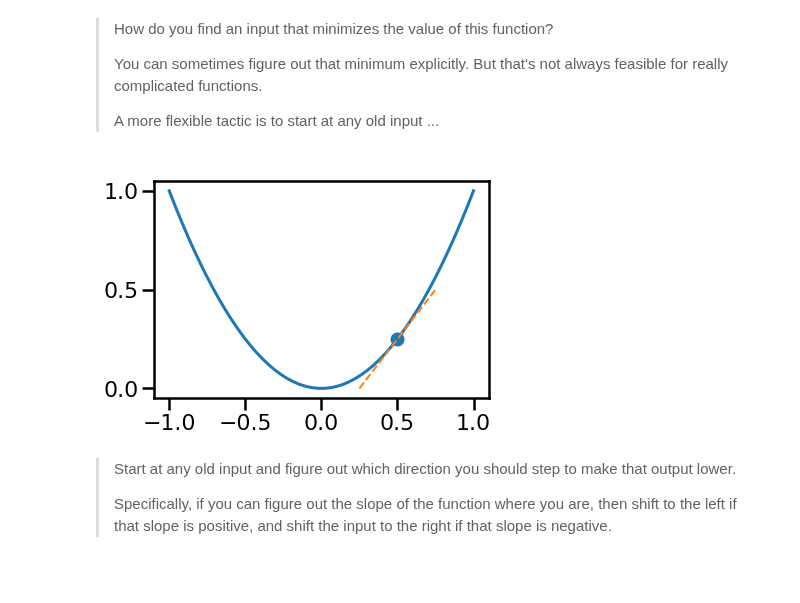
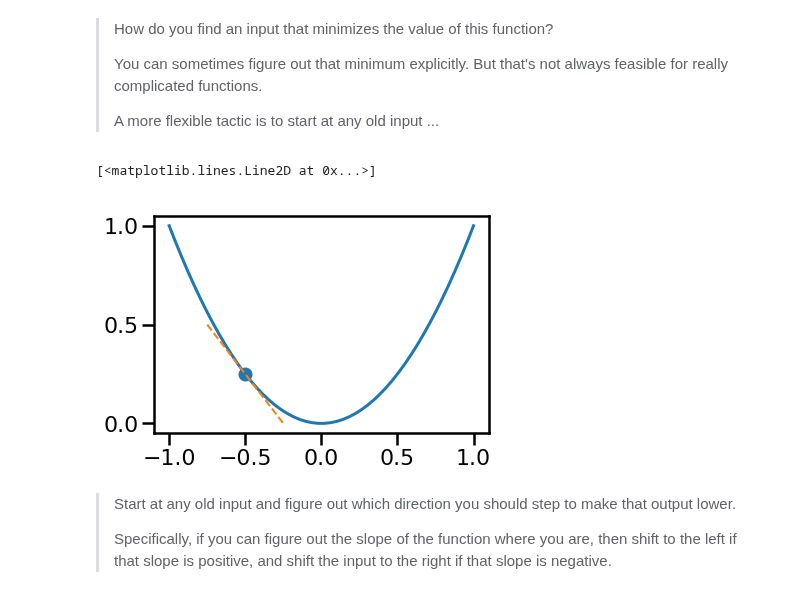
Before and after one commit to LambdaSchool/DS-Unit-2-Sprint-4-Practicing-Understanding, a Jupyter notebook: module4-gradient-descent/LS_DS_244_Gradient_Descent.ipynb, the cells around one changed output. Cells and saved outputs as stored; diff of their text form; code cells hidden in the pictures.

```diff
--- a/module4-gradient-descent/LS_DS_244_Gradient_Descent.ipynb
+++ b/module4-gradient-descent/LS_DS_244_Gradient_Descent.ipynb
@@ -96,32 +96,33 @@ Shift to the left
 # %%
 # Define parabola
 def f(x):
   return x**2
 
 # Define parabola derivative/slope
 def slope(x):
   return 2*x
 
 # Define x data range for parabola
 x = np.linspace(-1,1)
 
 # Choose a point to plot tangent line
-x1 = .5
+x1 = -.5
 y1 = f(x1)
 
 # Define tangent line(formula)
 def line(x, x1, y1):
   return slope(x1)*(x-x1) + y1
 
 # Define x range for tangent line
 xrange = np.linspace(x1-0.25,x1+0.25)
 
 # Plot
 plt.plot(x, f(x))
 plt.scatter(x1,y1)
-plt.plot(xrange, line(xrange,x1,y1), '--', linewidth=2);
+plt.plot(xrange, line(xrange,x1,y1), '--', linewidth=2)
 # %% [output]
+[<matplotlib.lines.Line2D at 0x...>]
-[figure, old version]
+[figure, new version]
 # %%
 #
 # %% [markdown]
```
